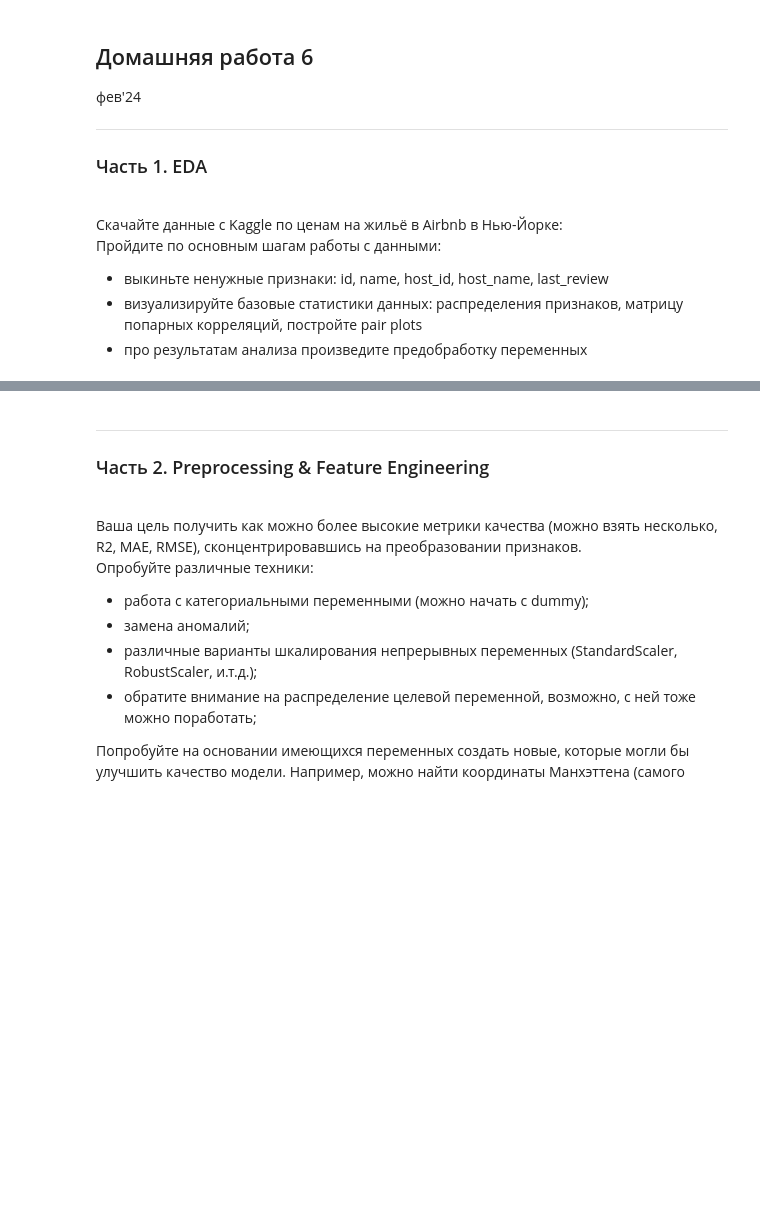
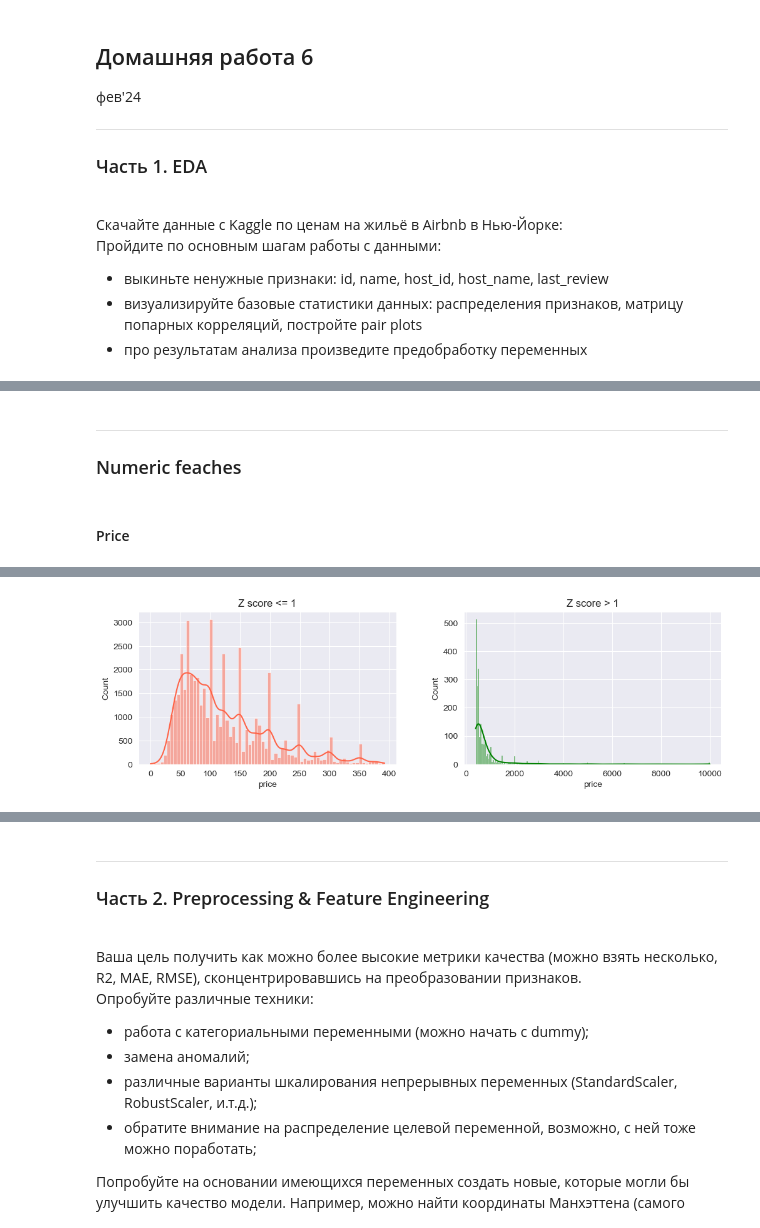
Before and after one commit to totkin/Learning-ML-2023, a Jupyter notebook: hw-6/homework-06.ipynb, the cells around one changed output, grey strips where cells are left out. Cells and saved outputs as stored; diff of their text form; code cells hidden in the pictures; blank space fills up the shorter version.

```diff
--- a/hw-6/homework-06.ipynb
+++ b/hw-6/homework-06.ipynb
@@ -99,0 +191,27 @@ sns.pairplot(data=tips_raw,vars=["tip","size","total_bill"], hue="sex")
+# %% [markdown]
+<hr>
+
+### Numeric feaches
+# %% [markdown]
+#### Price
+# %%
+from scipy.stats import zscore
+
+fig, ax = plt.subplots(1, 2, figsize=(10,3))
+fig.tight_layout(h_pad=5,w_pad=5)
+
+crit=1
+sns.histplot(ax=ax[0],
+             data=df.where(zscore(df['price']) <= crit),
+             kde=True,x='price', color='tomato')
+ax[0].set_title(f'Z score <= {crit}')
+
+sns.histplot(ax=ax[1],
+             data=df.where(zscore(df['price']) > crit),
+             kde=True,x='price', color='green')
+ax[1].set_title(f'Z score > {crit}')
+
+display(HTML(f'<img src="Normal_distribution_and_scales.gif" width="500"/>'))
+
+plt.show()
+# %% [output]
@@ -99,0 +219 @@ sns.pairplot(data=tips_raw,vars=["tip","size","total_bill"], hue="sex")
+[figure, added]
```
Also changed, not shown: parts of 23 cells of this notebook, 1 other file.
